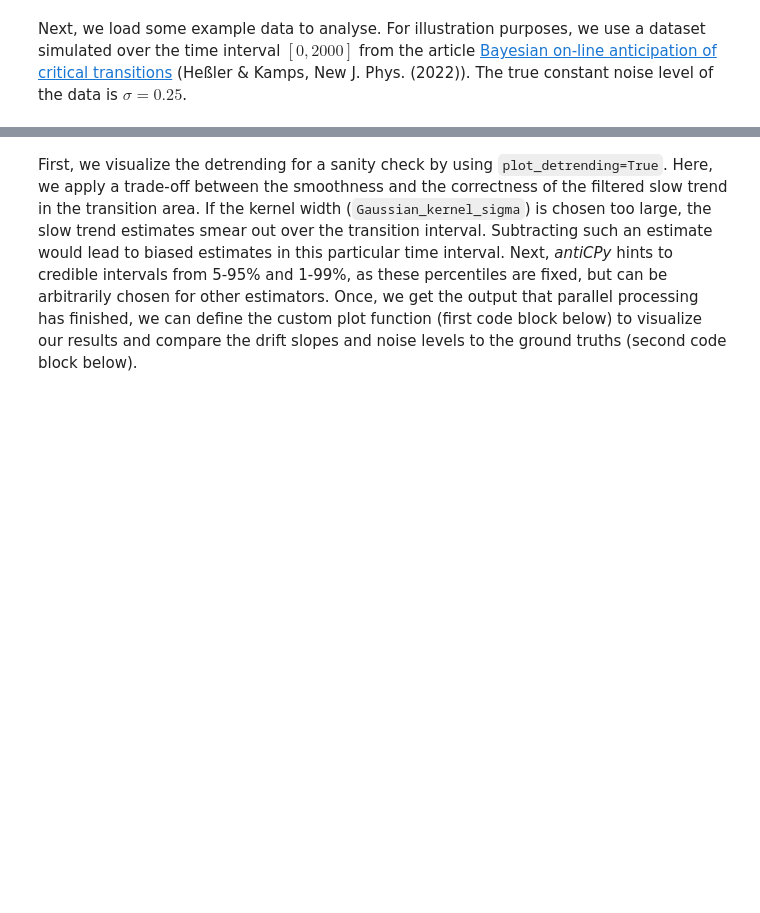
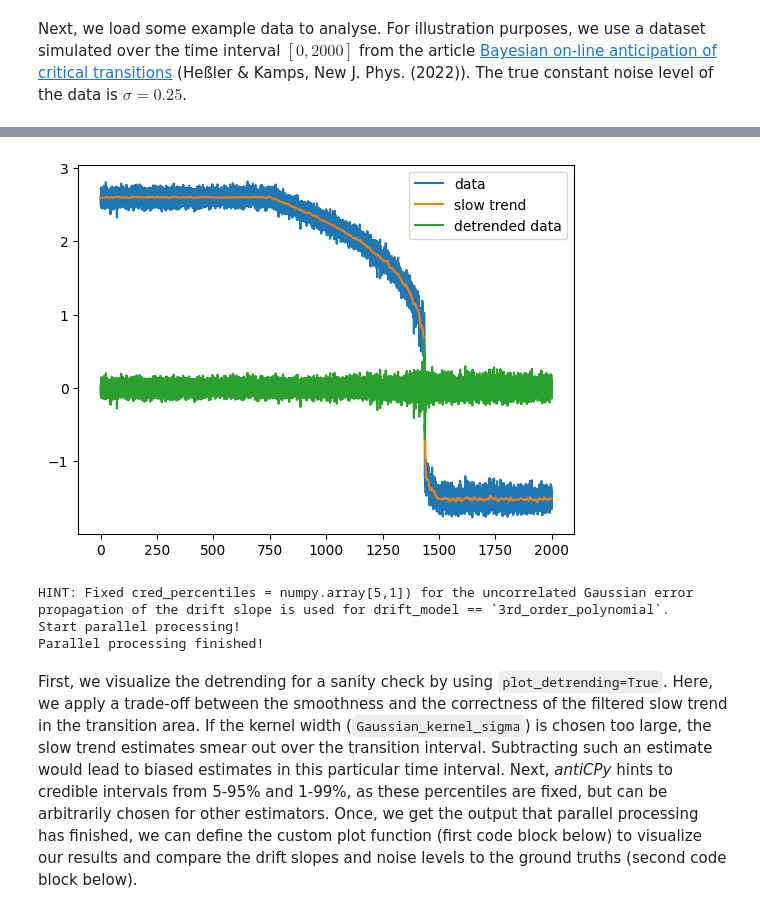
Before and after one commit to MartinHessler/antiCPy, a Jupyter notebook: examples/Quickstart_Resilience_and_Change_Point_Analysis_with_antiCPy.ipynb, the cells around one changed output, grey strips where cells are left out. Drawn from its saved outputs; the diff is of its cells as text; code cells hidden in the pictures; blank space fills up the shorter version.

Commit message:
Minimize the tutorial print output.

```diff
--- a/examples/Quickstart_Resilience_and_Change_Point_Analysis_with_antiCPy.ipynb
+++ b/examples/Quickstart_Resilience_and_Change_Point_Analysis_with_antiCPy.ipynb
@@ -45,13 +49,19 @@ Now, we can use *antiCPy* to quantify the stability of the system over time. Bri
 > Only add a `if __name__ == "__main__":` block under the package imports if you run this code as a standalone Python script.
 # %%
 window_size=2000
-window_shift=200
+window_shift=200 # Increasing the window_shift decreases the total number of windows computed,
+                 # i.e., it results in faster termination of the code block.
 
 langevin_model = ds.LangevinEstimation(data, time, detrending_of_whole_dataset='Gaussian kernel smoothed',
                                        gauss_filter_sigma=50, plot_detrending=True)
 
 langevin_model.fast_MAP_resilience_scan(window_size=window_size, window_shift=window_shift,
-                                        error_propagation='uncorrelated Gaussian')
+                                        error_propagation='uncorrelated Gaussian', print_progress=False)
+# %% [output]
+[figure, added]
+HINT: Fixed cred_percentiles = numpy.array[5,1]) for the uncorrelated Gaussian error propagation of the drift slope is used for drift_model == `3rd_order_polynomial`.
+Start parallel processing!
+Parallel processing finished!
 # %% [markdown]
 First, we visualize the detrending for a sanity check by using `plot_detrending=True`. Here, we apply a trade-off between the smoothness and the correctness of the filtered slow trend in the transition area. If the kernel width (`Gaussian_kernel_sigma`) is chosen too large, the slow trend estimates smear out over the transition interval. Subtracting such an estimate would lead to biased estimates in this particular time interval. Next, *antiCPy* hints to credible intervals from 5-95% and 1-99%, as these percentiles are fixed, but can be arbitrarily chosen for other estimators. Once, we get the output that parallel processing has finished, we can define the custom plot function (first code block below) to visualize our results and compare the drift slopes and noise levels to the ground truths (second code block below).
 # %%
```
Also changed, not shown: parts of 12 cells of this notebook, 2 other files.
